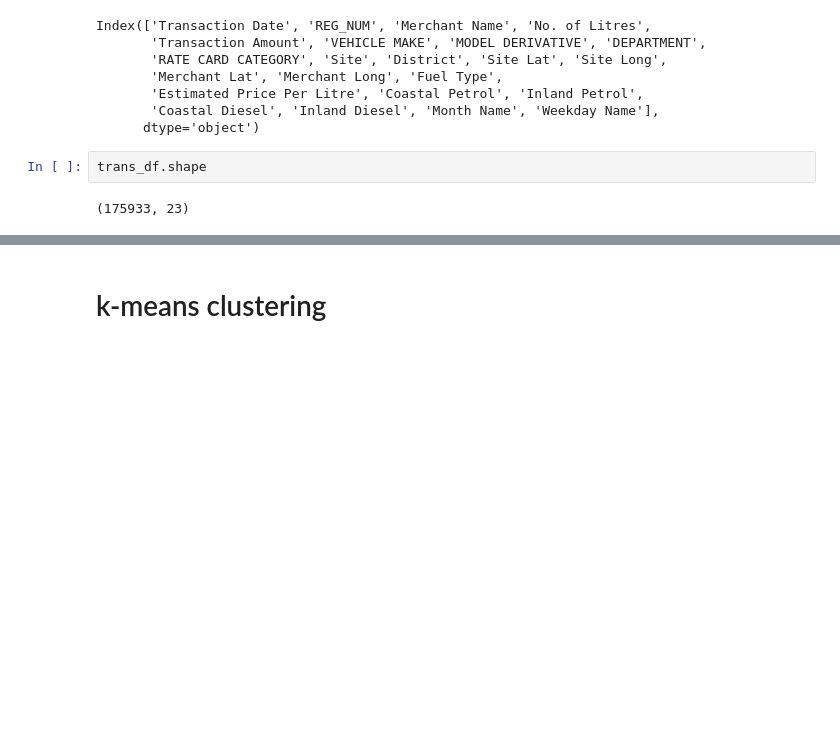
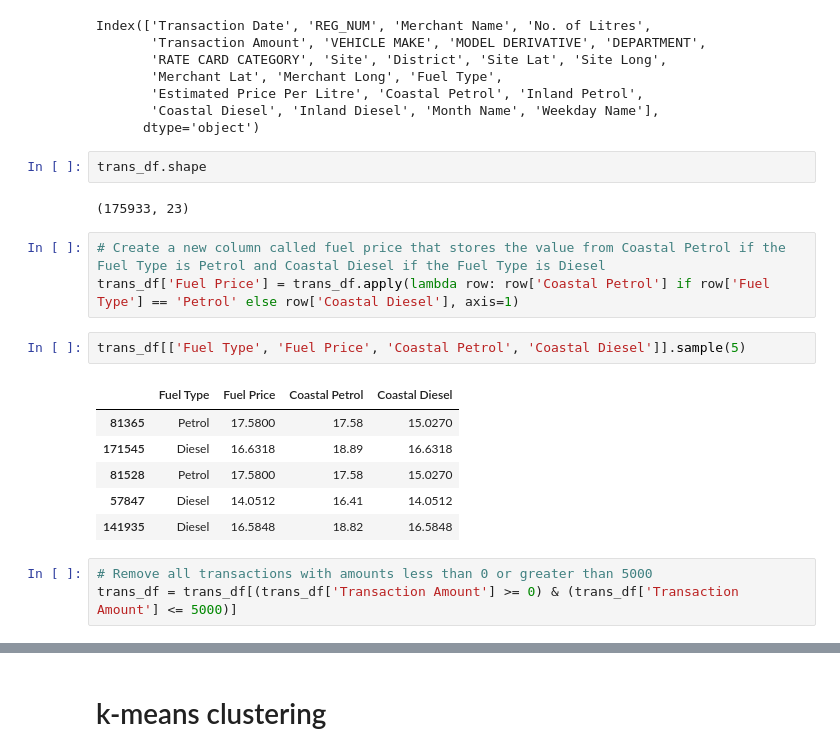
Before and after one commit to Jared-T/masters-dissertation, a Jupyter notebook: notebooks/Transaction_Clustering.ipynb, the cells around one changed output, grey strips where cells are left out. Saved outputs shown, nothing was run; the diff lists cells and outputs as text; blank space fills up the shorter version.

```diff
--- a/notebooks/Transaction_Clustering.ipynb
+++ b/notebooks/Transaction_Clustering.ipynb
@@ -27,3 +27,18 @@ Index(['Transaction Date', 'REG_NUM', 'Merchant Name', 'No. of Litres',
 trans_df.shape
 # %% [output]
 (175933, 23)
+# %%
+# Create a new column called fuel price that stores the value from Coastal Petrol if the Fuel Type is Petrol and Coastal Diesel if the Fuel Type is Diesel
+trans_df['Fuel Price'] = trans_df.apply(lambda row: row['Coastal Petrol'] if row['Fuel Type'] == 'Petrol' else row['Coastal Diesel'], axis=1)
+# %%
+trans_df[['Fuel Type', 'Fuel Price', 'Coastal Petrol', 'Coastal Diesel']].sample(5)
+# %% [output]
+|  | Fuel Type | Fuel Price | Coastal Petrol | Coastal Diesel |
+| 81365 | Petrol | 17.5800 | 17.58 | 15.0270 |
+| 171545 | Diesel | 16.6318 | 18.89 | 16.6318 |
+| 81528 | Petrol | 17.5800 | 17.58 | 15.0270 |
+| 57847 | Diesel | 14.0512 | 16.41 | 14.0512 |
+| 141935 | Diesel | 16.5848 | 18.82 | 16.5848 |
+# %%
+# Remove all transactions with amounts less than 0 or greater than 5000
+trans_df = trans_df[(trans_df['Transaction Amount'] >= 0) & (trans_df['Transaction Amount'] <= 5000)]
```
Also changed, not shown: parts of 10 cells of this notebook, 5 other files.
